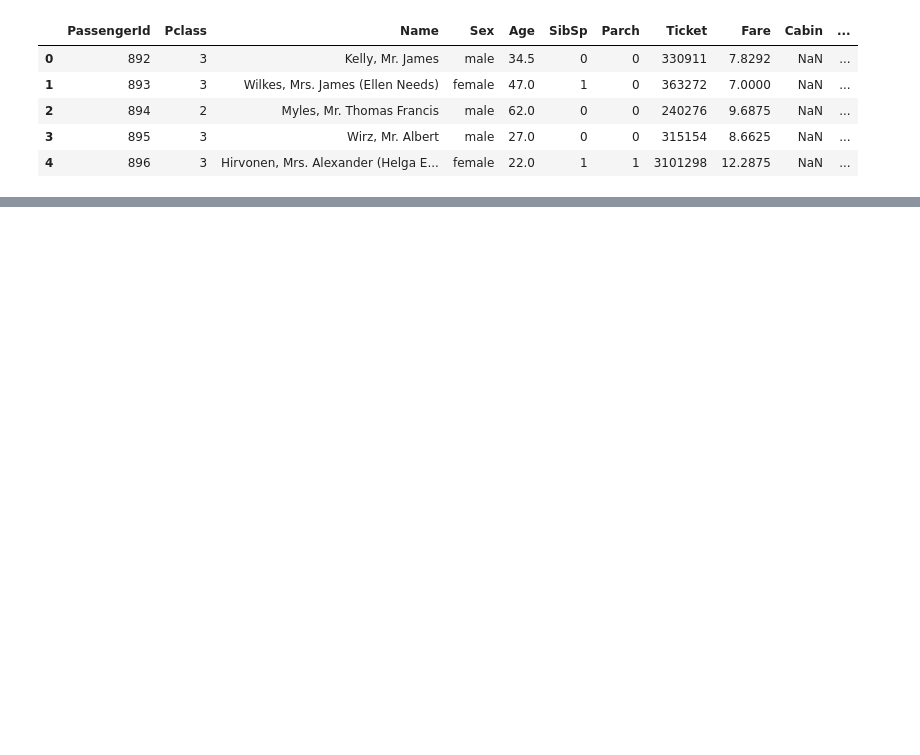
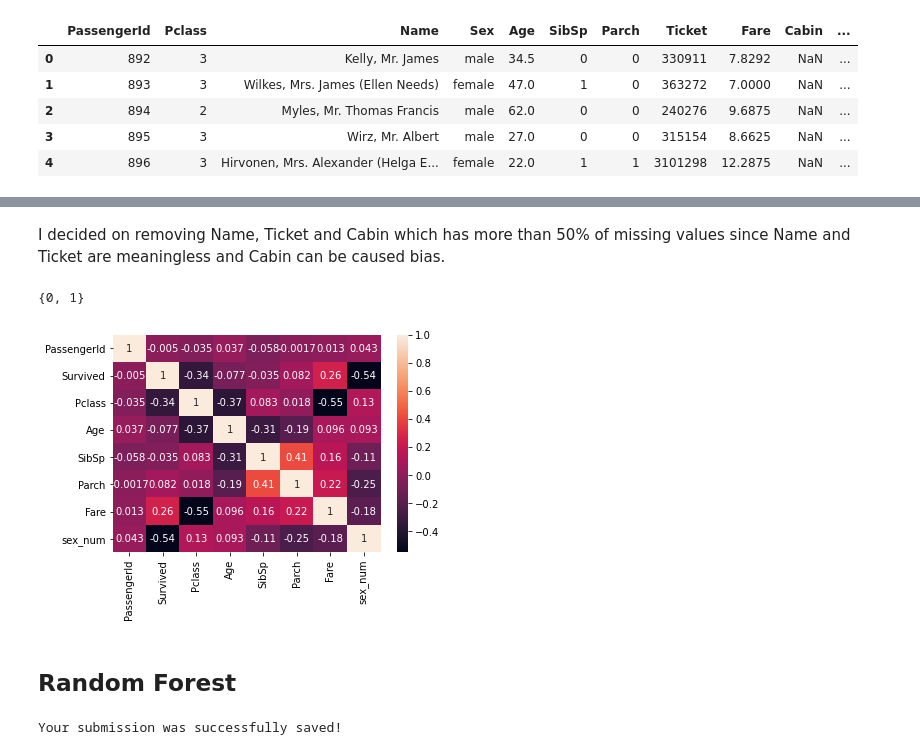
Before and after one commit to h0117er/Kaggle, a Jupyter notebook: Titanic.ipynb, the cells around one changed output, grey strips where cells are left out. Cells and saved outputs as stored; diff of their text form; code cells hidden in the pictures; blank space fills up the shorter version.

```diff
--- a/Titanic.ipynb
+++ b/Titanic.ipynb
@@ -65,0 +98,37 @@ survival rate for men:  18.89 %
+# %% [markdown]
+I decided on removing Name, Ticket and Cabin which has more than 50% of missing values since Name and Ticket are meaningless and Cabin can be caused bias.
+# %%
+train['sex_num'] = train['Sex'].apply(lambda x: 0 if x=='female' else 1)
+# %% [output]
+{0, 1}
+# %%
+train.drop(['Name','Ticket','Cabin'], axis=1, inplace=True)
+# To identify the correlation between sex and survived, this feature should be numeric
+
+train['sex_num'] = train['Sex'].apply(lambda x: 0 if x=='female' else 1)
+corrMatrix = train.corr()
+# print (corrMatrix)
+sns.heatmap(corrMatrix, annot=True)
+plt.show()
+# %% [output]
+[figure, added]
+# %% [markdown]
+## Random Forest
+# %%
+from sklearn.ensemble import RandomForestClassifier
+
+y = train["Survived"]
+
+features = ["Pclass", "Sex", "SibSp", "Parch"]
+X = pd.get_dummies(train[features])
+X_test = pd.get_dummies(test[features])
+
+model = RandomForestClassifier(n_estimators=100, max_depth=5, random_state=1)
+model.fit(X, y)
+predictions = model.predict(X_test)
+
+output = pd.DataFrame({'PassengerId': test.PassengerId, 'Survived': predictions})
+output.to_csv('submission.csv', index=False)
+print("Your submission was successfully saved!")
+# %% [output]
+Your submission was successfully saved!
```
Also changed, not shown: parts of 4 cells of this notebook.
